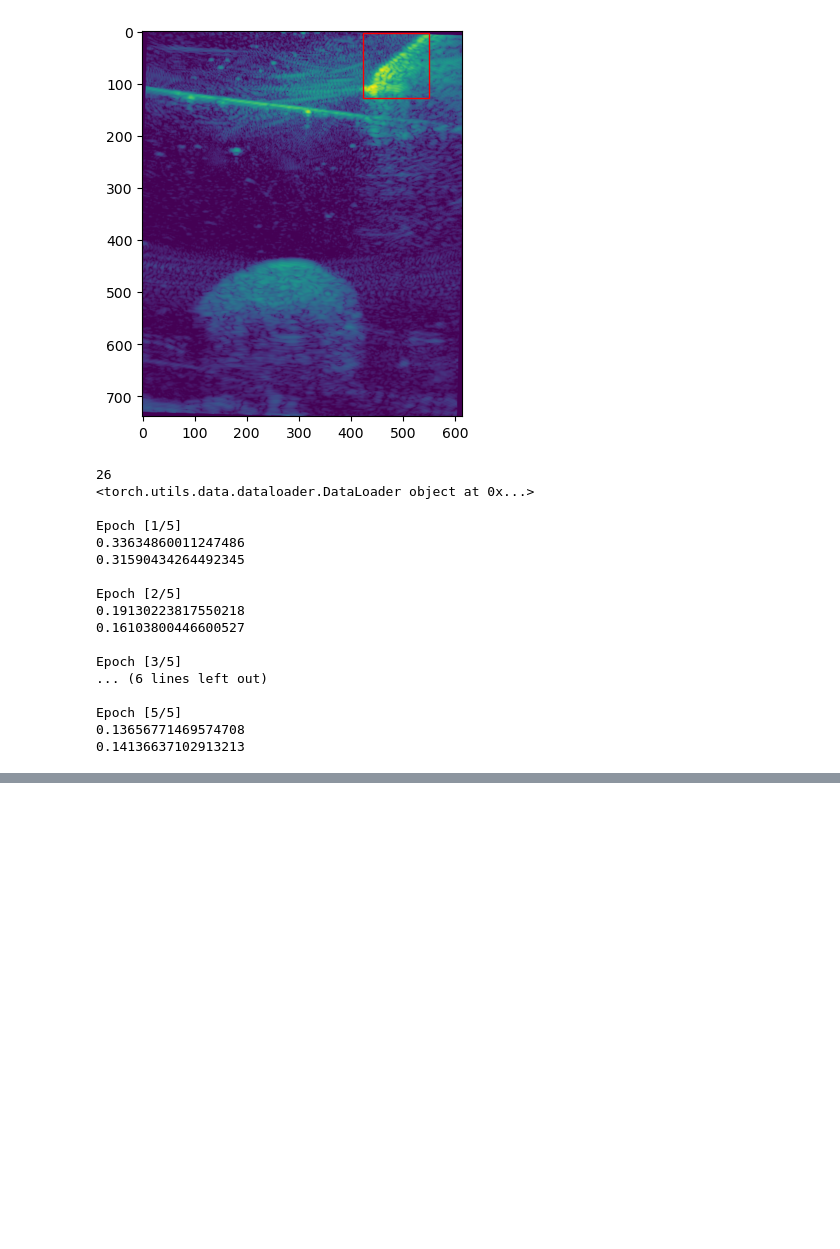
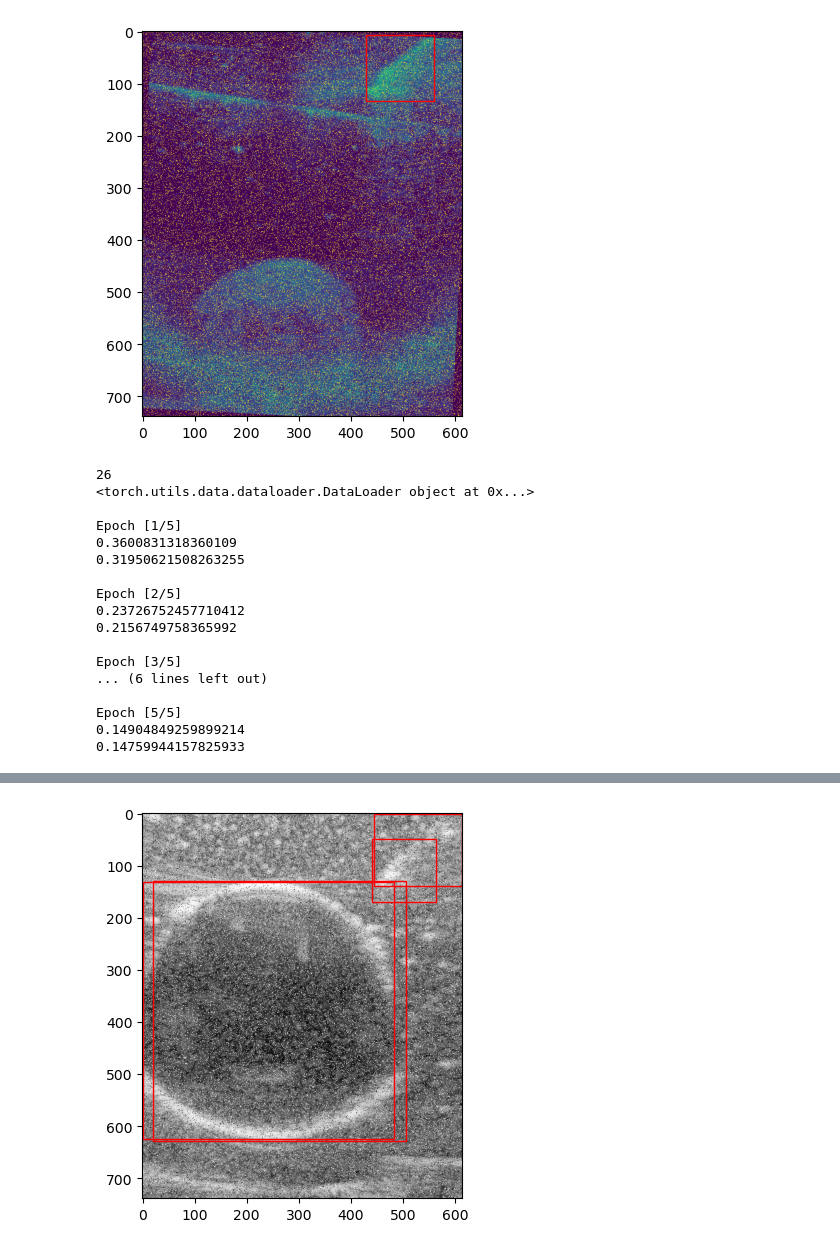
Before and after one commit to Shivam5048425/MasterThesis, a Jupyter notebook: frcnn/frcnn_training.ipynb, the cells around one changed output, grey strips where cells are left out. Drawn from its saved outputs; the diff is of its cells as text; code cells hidden in the pictures; blank space fills up the shorter version.

Commit message:
Add Gaussianshadow, HazeArtifact,SaltAndPepper Noise

```diff
--- a/frcnn/frcnn_training.ipynb
+++ b/frcnn/frcnn_training.ipynb
@@ -240,11 +240,11 @@ def evaluate_frcnn(model, dataloader, num_classes=3):
             for target, output in zip(targets, outputs):
                     metric.update([output], [target])
 
-                    print(target["boxes"])
-                    print(len(target))
+                    #print(target["boxes"])
+                    #print(len(target))
 
                     boxes1 = target["boxes"].cpu().numpy()
-                    print("boxes1[0]-->",boxes1[0])
+                    #print("boxes1[0]-->",boxes1[0])
                     for box in boxes1:
                                     x_min, y_min, x_max, y_max = box
                                     width = x_max - x_min
@@ -276,8 +276,16 @@ if __name__ == "__main__":
 
 
     train_transform = A.Compose([ A.HorizontalFlip(p=1.0),
-                                  A.Rotate(limit=10,p=1.0),
+                                  A.Rotate(limit=5,p=1.0),
                                   DepthAttenuation(p=1.0, attenuation_rate=1.0),
+                                  GaussianShadow(p=1.0),
+                                  HazeArtifact(p=1.0),
+                                  A.SaltAndPepper(amount=(0.1,0.2),
+                                                salt_vs_pepper=(0.7, 0.9),
+                                                p=1.0),
+
+
+
 
                                   #A.Normalize(
                                    #   mean =(0.485, 0.456, 0.406),
@@ -292,7 +300,11 @@ if __name__ == "__main__":
                                 additional_targets={"scan_mask":"mask"})
 
 
-    val_transform = A.Compose([ #A.Normalize(
+    val_transform = A.Compose([ A.SaltAndPepper(amount=(0.1,0.2),
+                                                salt_vs_pepper=(0.7, 0.9),
+                                                p=1.0),
+
+                                        #A.Normalize(
                                         #mean=(0.485, 0.456, 0.406),
                                         #std=(0.229, 0.224, 0.225),
                                     #),
@@ -343,48 +355,48 @@ if __name__ == "__main__":
     model = fasterrcnn_resnet50_fpn(weights=FasterRCNN_ResNet50_FPN_Weights.COCO_V1)
     in_features = model.roi_heads.box_predictor.cls_score.in_features
     model.roi_heads.box_predictor = FastRCNNPredictor(in_features, num_classes)
     model.to(device)
 
     optimizer = torch.optim.Adam(model.parameters(), lr=0.000025)
 
     model, loss_df = train_frcnn(model, train_loader, val_loader, optimizer, device)
 
     loss_df.to_csv("results/frcnn_losses.csv", index=False)
     plt.figure (figsize=(8,5))
     plt.plot(loss_df["epoch"], loss_df["train loss"], label= "Train Loss", linestyle="-")
     plt.plot(loss_df["epoch"], loss_df["val loss"], label= "Val Loss", linestyle="--")
     plt.xlabel("Epoch")
     plt.ylabel("Loss")
     plt.title("No Aug")
     plt.legend()
     plt.savefig ("loss curve.png")
     plt.show()
 
 
     mAP = evaluate_frcnn(model, val_loader)
 
     metrics = pd.DataFrame([{
         "mAP_(0.50-0.95)": mAP
 
     }])
 
     metrics.to_csv("results/frcnn_metrics.csv", index=False)
 # %% [output]
-[figure, old version]
+[figure, new version]
 26
 <torch.utils.data.dataloader.DataLoader object at 0x...>
 
 Epoch [1/5]
-0.33634860011247486
-0.31590434264492345
+0.3600831318360109
+0.31950621508263255
 
 Epoch [2/5]
-0.19130223817550218
-0.16103800446600527
+0.23726752457710412
+0.2156749758365992
 
 Epoch [3/5]
 ... (6 lines left out)
 
 Epoch [5/5]
-0.13656771469574708
-0.14136637102913213
+0.14904849259899214
+0.14759944157825933
@@ -391,0 +404 @@ Epoch [5/5]
+[figure, new version]
```
Also changed, not shown: parts of 1 cell of this notebook.
